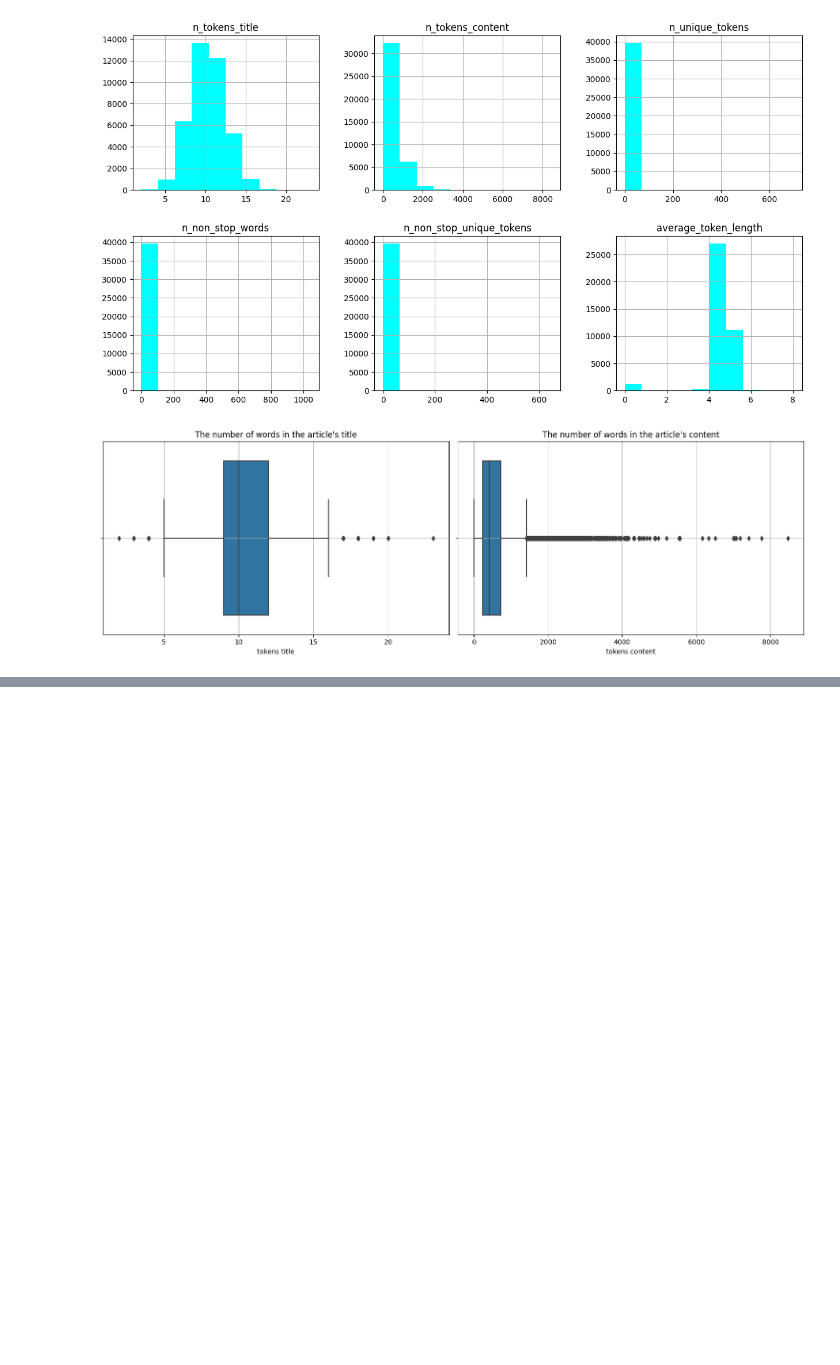
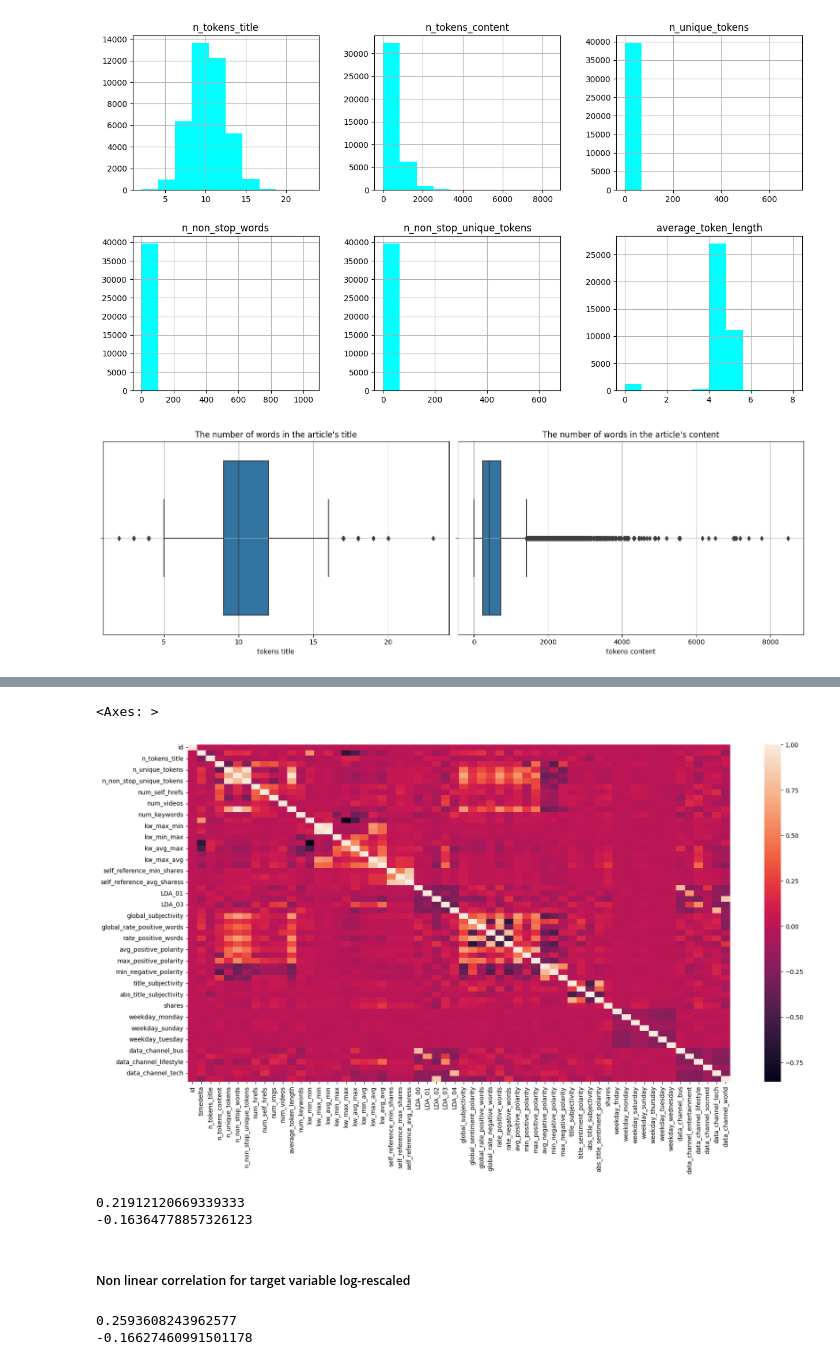
Before and after one commit to lolloberga/predict-shares-online-news, a Jupyter notebook: dataset_exploration.ipynb, the cells around one changed output, grey strips where cells are left out. Drawn from its saved outputs; the diff is of its cells as text; code cells hidden in the pictures; blank space fills up the shorter version.

```diff
--- a/dataset_exploration.ipynb
+++ b/dataset_exploration.ipynb
@@ -324,0 +419,27 @@ plt.show()
+# %%
+log_target_df = working_df_dev.copy()
+log_target_df['shares'] = np.log(working_df_dev['shares'])
+log_target_corr = log_target_df.corr()
+# %%
+fig, ax = plt.subplots(1,1, figsize = (20,10))
+sns.heatmap(log_target_corr)
+# %% [output]
+<Axes: >
+[figure, added]
+# %%
+tmp = log_target_corr['shares'].drop('shares')
+print(max(tmp))
+print(min(tmp))
+# %% [output]
+0.21912120669339333
+-0.16364778857326123
+# %% [markdown]
+##### Non linear correlation for target variable log-rescaled
+# %%
+non_lin_corr_log = log_target_df.corr(method='spearman')
+tmp = non_lin_corr_log['shares'].drop('shares')
+print(max(tmp))
+print(min(tmp))
+# %% [output]
+0.2593608243962577
+-0.16627460991501178
```
Also changed, not shown: parts of 33 cells of this notebook.
